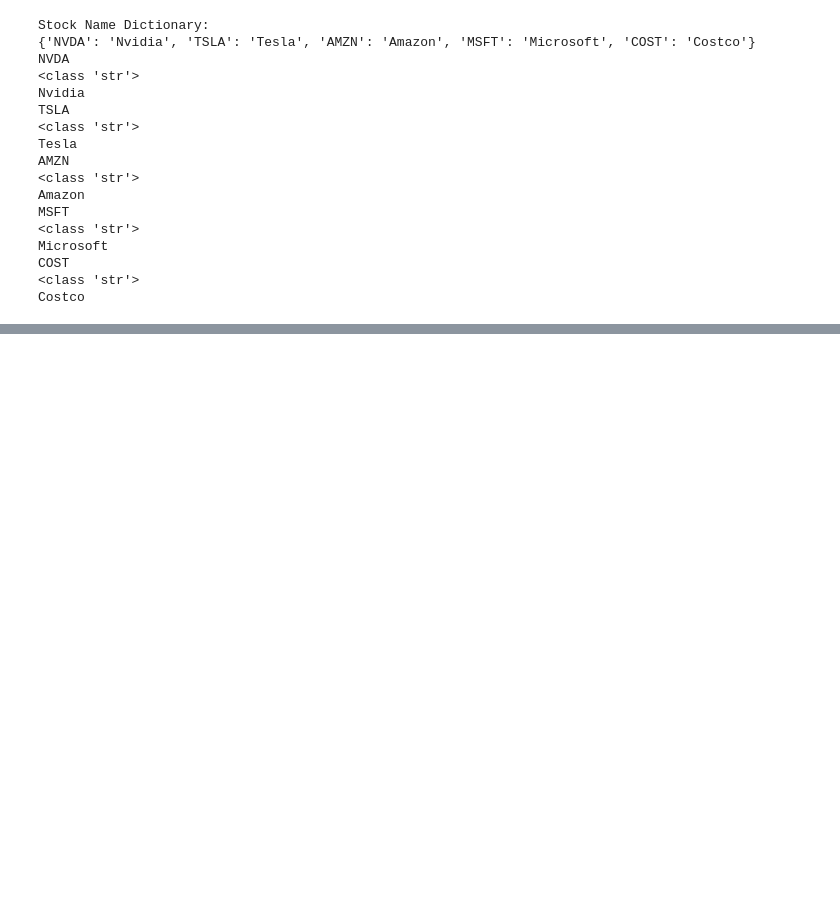
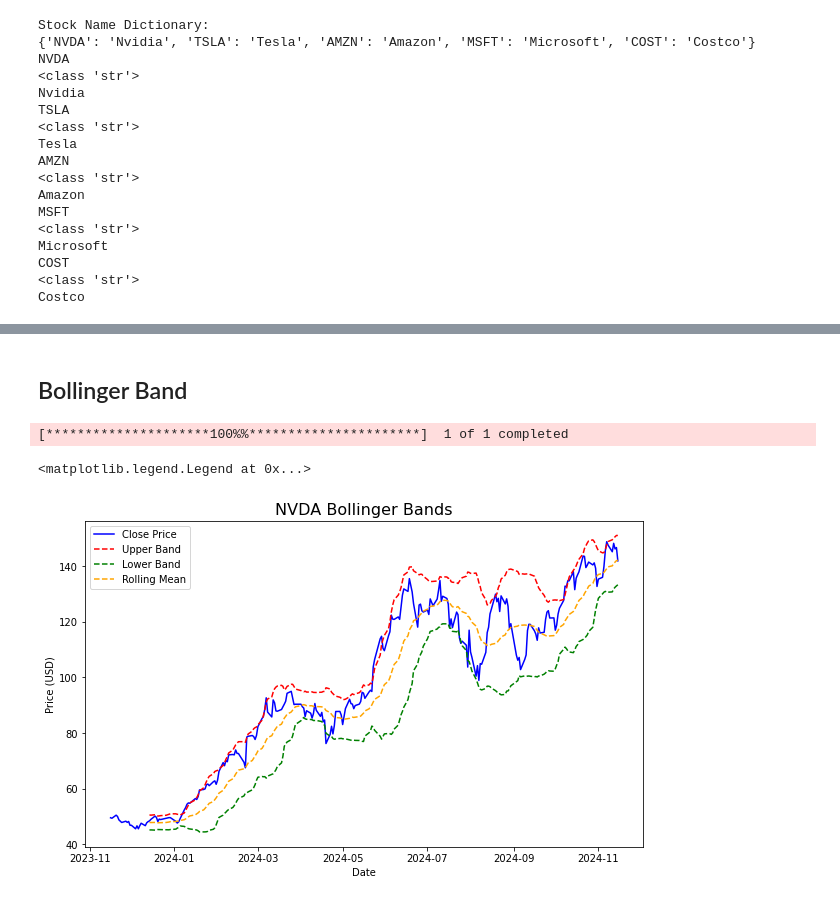
Before and after one commit to neochara/Stock-Watch, a Jupyter notebook: notebooks/small_tests.ipynb, the cells around one changed output, grey strips where cells are left out. Cells and saved outputs as stored; diff of their text form; code cells hidden in the pictures; blank space fills up the shorter version.

```diff
--- a/notebooks/small_tests.ipynb
+++ b/notebooks/small_tests.ipynb
@@ -43,0 +86,39 @@ stock_name_data_dict
+# %% [markdown]
+## Bollinger Band
+# %%
+# Streamlit App
+#st.title('Bollinger Bands Visualization')
+
+# Select a stock ticker
+#ticker = st.text_input('Enter Stock Ticker (e.g., AAPL, MSFT, TSLA):', 'AAPL')
+ticker = 'NVDA'
+
+# Fetch stock data from Yahoo Finance
+df = yf.download(ticker, period='1y', interval='1d')
+
+# Calculate Bollinger Bands
+df = bollinger_bands(df)
+
+# Plot the stock data and Bollinger Bands
+fig, ax = plt.subplots(figsize=(10, 6))
+
+# Plot Close price
+ax.plot(df.index, df['Close'], label='Close Price', color='blue')
+
+# Plot Bollinger Bands
+ax.plot(df.index, df['Upper Band'], label='Upper Band', color='red', linestyle='--')
+ax.plot(df.index, df['Lower Band'], label='Lower Band', color='green', linestyle='--')
+ax.plot(df.index, df['Rolling Mean'], label='Rolling Mean', color='orange', linestyle='--')
+
+# Add title and labels
+ax.set_title(f'{ticker} Bollinger Bands', fontsize=16)
+ax.set_xlabel('Date')
+ax.set_ylabel('Price (USD)')
+ax.legend(loc='best')
+
+# Display plot in Streamlit
+#st.pyplot(fig)
+# %% [output]
+[*********************100%%**********************]  1 of 1 completed
+<matplotlib.legend.Legend at 0x...>
+[figure, added]
```
Also changed, not shown: parts of 6 cells of this notebook, 25 other files.
